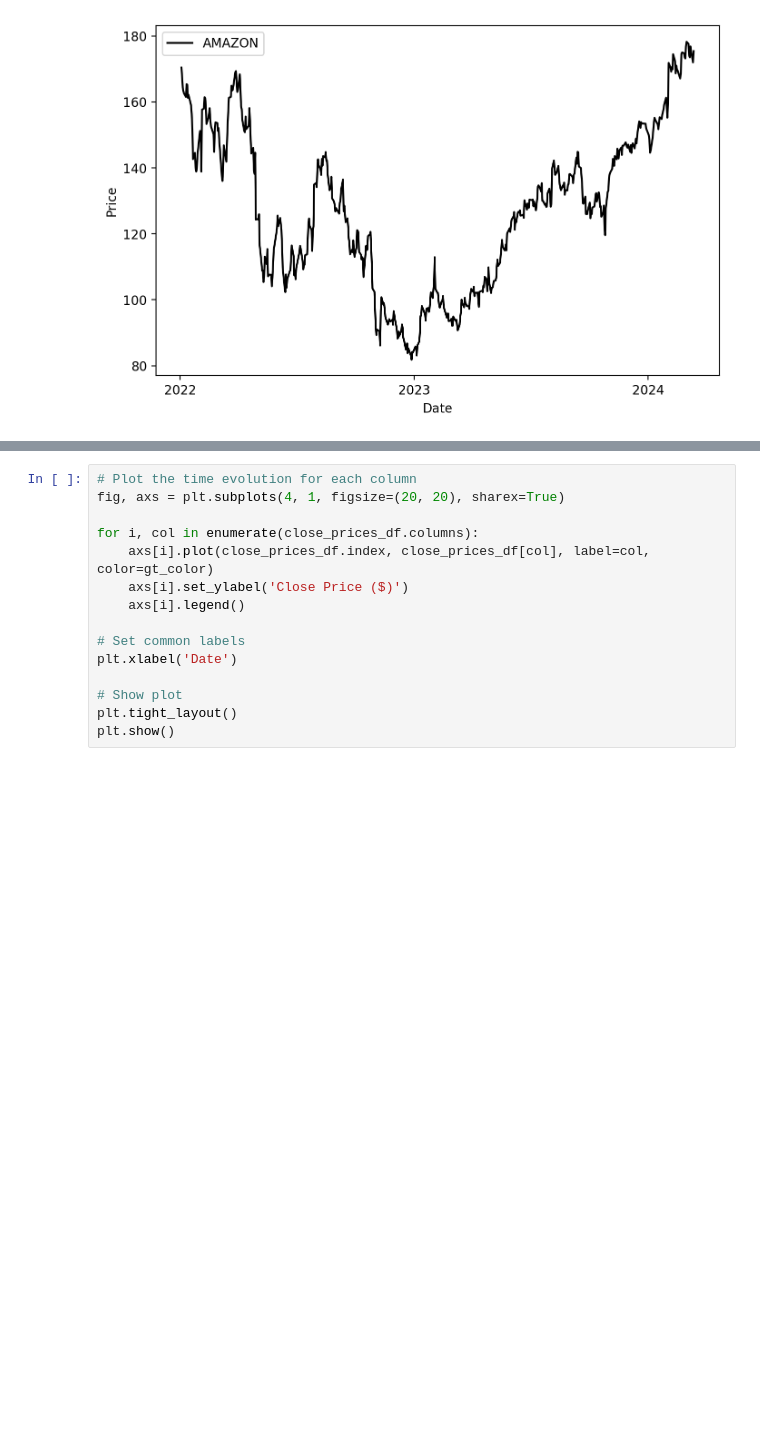
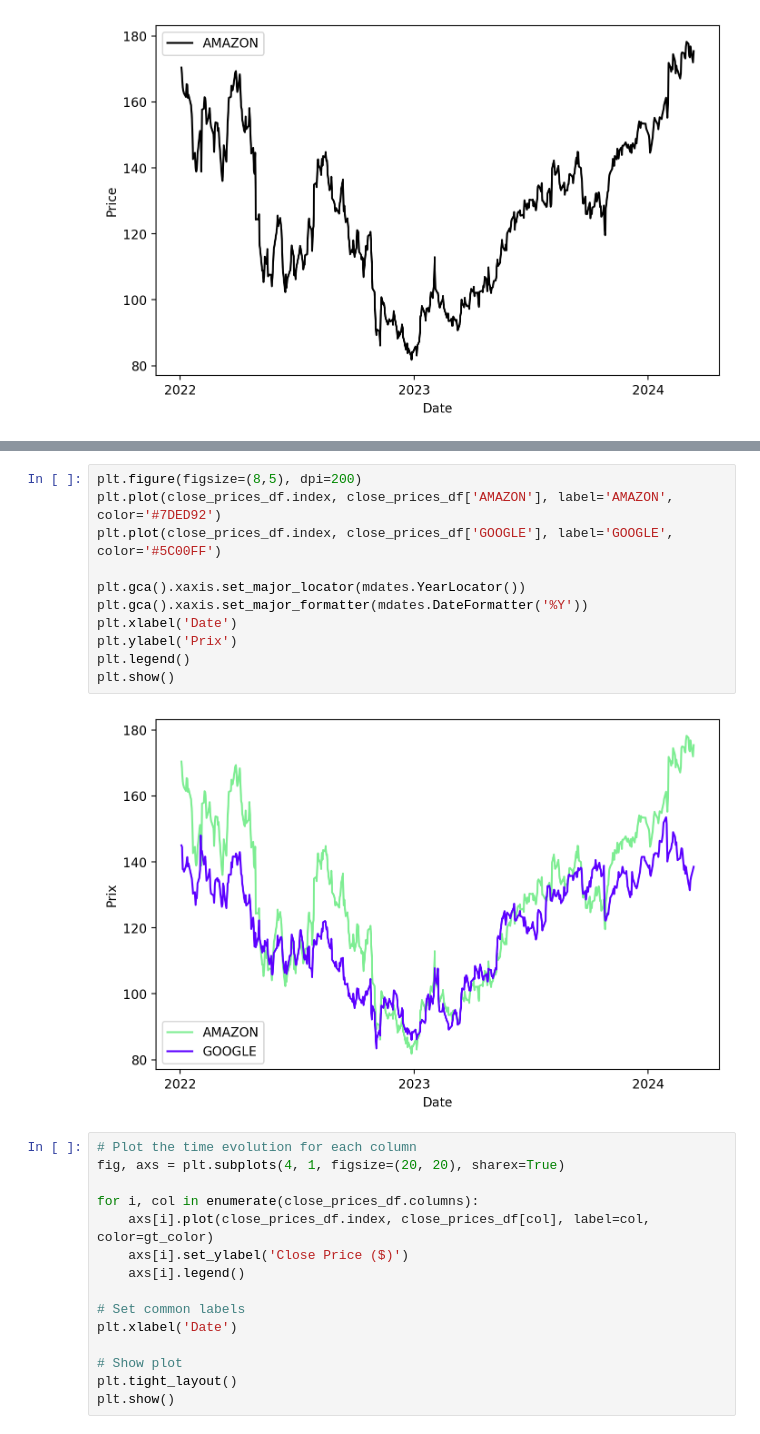
Before and after one commit to tessbreton/map565-project, a Jupyter notebook: notebooks/financial.ipynb, the cells around one changed output, grey strips where cells are left out. Saved outputs shown, nothing was run; the diff lists cells and outputs as text; blank space fills up the shorter version.

```diff
--- a/notebooks/financial.ipynb
+++ b/notebooks/financial.ipynb
@@ -164,3 +168,16 @@ plot_individual_stock(df=close_prices_df, name='AMAZON', year_ticks=True)
+# %%
+plt.figure(figsize=(8,5), dpi=200)
+plt.plot(close_prices_df.index, close_prices_df['AMAZON'], label='AMAZON', color='#7DED92')
+plt.plot(close_prices_df.index, close_prices_df['GOOGLE'], label='GOOGLE', color='#5C00FF')
+
+plt.gca().xaxis.set_major_locator(mdates.YearLocator())
+plt.gca().xaxis.set_major_formatter(mdates.DateFormatter('%Y'))
+plt.xlabel('Date')
+plt.ylabel('Prix')
+plt.legend()
+plt.show()
+# %% [output]
+[figure, added]
 # %%
 # Plot the time evolution for each column
 fig, axs = plt.subplots(4, 1, figsize=(20, 20), sharex=True)
```
Also changed, not shown: parts of 11 cells of this notebook, 3 other files.
